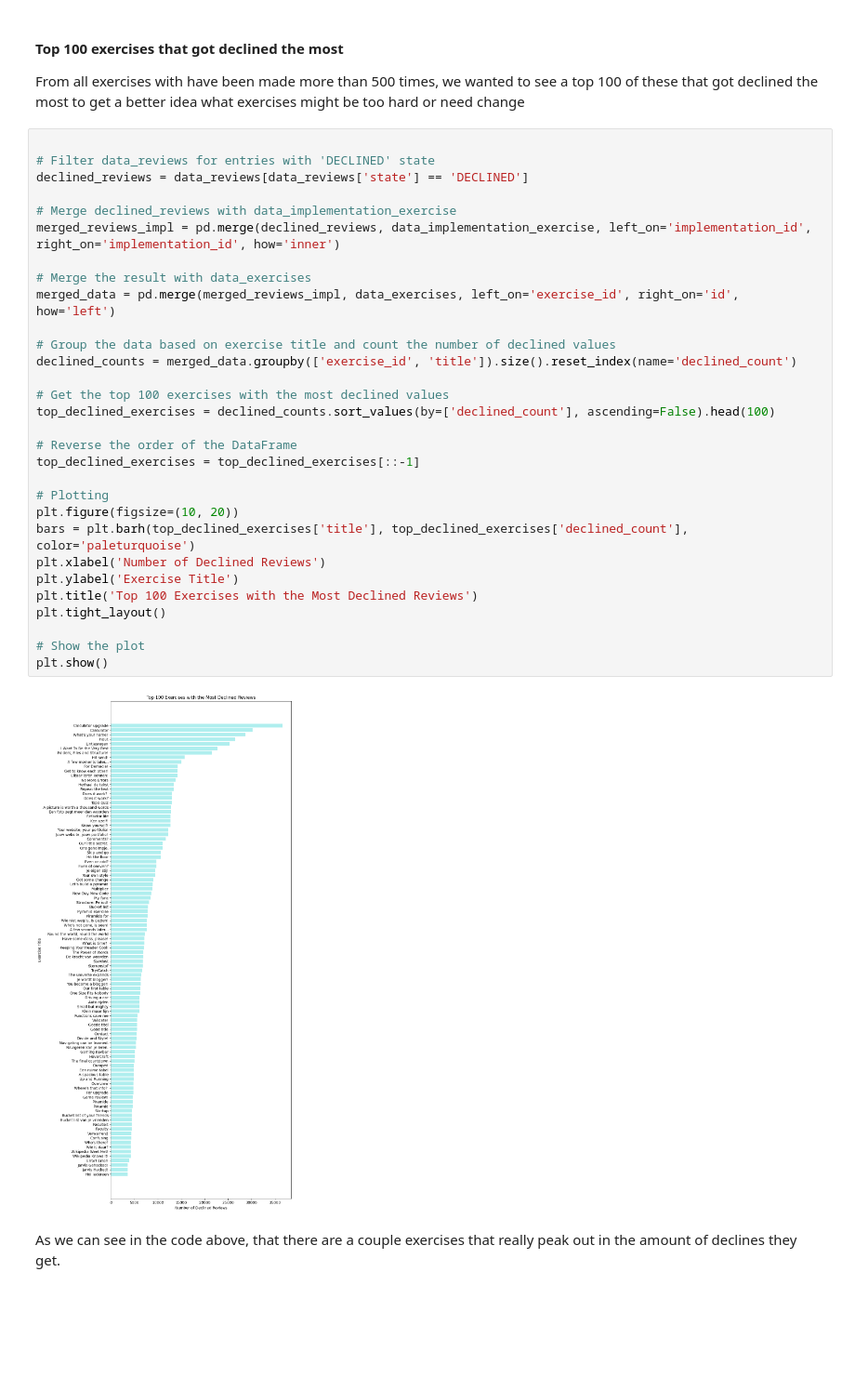
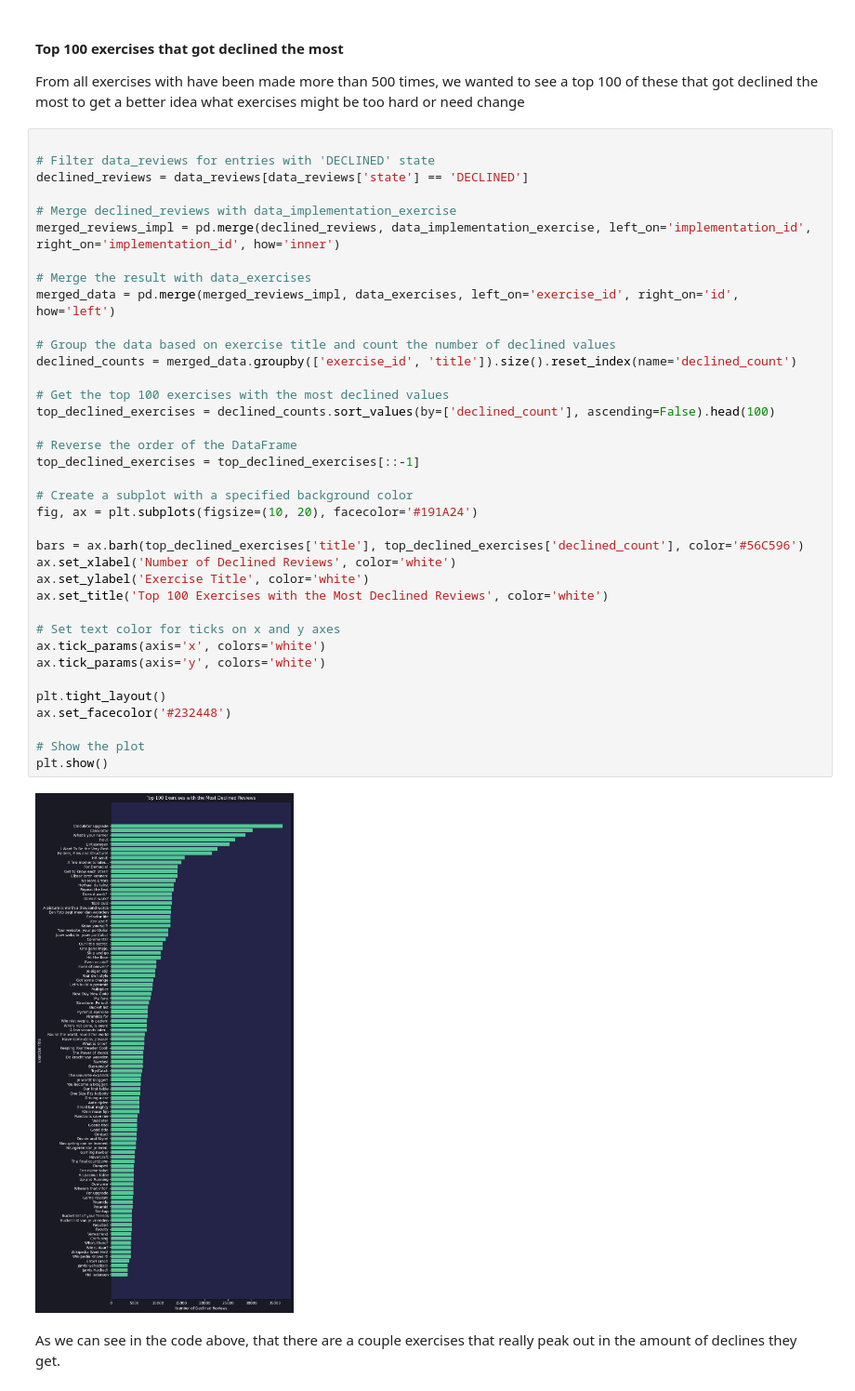
Before and after one commit to joramswarts/Bit-academy-blast-errors, a Jupyter notebook: Exercises_made_and_declined.ipynb, the cells around one changed output. Shown at 93% size. Drawn from its saved outputs; the diff is of its cells as text; blank space fills up the shorter version.

Commit message:
redesigned visuals

```diff
--- a/Exercises_made_and_declined.ipynb
+++ b/Exercises_made_and_declined.ipynb
@@ -60,35 +60,42 @@ From all exercises with have been made more than 500 times, we wanted to see a t
 # %%
 
 # Filter data_reviews for entries with 'DECLINED' state
 declined_reviews = data_reviews[data_reviews['state'] == 'DECLINED']
 
 # Merge declined_reviews with data_implementation_exercise
 merged_reviews_impl = pd.merge(declined_reviews, data_implementation_exercise, left_on='implementation_id', right_on='implementation_id', how='inner')
 
 # Merge the result with data_exercises
 merged_data = pd.merge(merged_reviews_impl, data_exercises, left_on='exercise_id', right_on='id', how='left')
 
 # Group the data based on exercise title and count the number of declined values
 declined_counts = merged_data.groupby(['exercise_id', 'title']).size().reset_index(name='declined_count')
 
 # Get the top 100 exercises with the most declined values
 top_declined_exercises = declined_counts.sort_values(by=['declined_count'], ascending=False).head(100)
 
 # Reverse the order of the DataFrame
 top_declined_exercises = top_declined_exercises[::-1]
 
-# Plotting
-plt.figure(figsize=(10, 20))
-bars = plt.barh(top_declined_exercises['title'], top_declined_exercises['declined_count'], color='paleturquoise')
-plt.xlabel('Number of Declined Reviews')
-plt.ylabel('Exercise Title')
-plt.title('Top 100 Exercises with the Most Declined Reviews')
+# Create a subplot with a specified background color
+fig, ax = plt.subplots(figsize=(10, 20), facecolor='#191A24')
+
+bars = ax.barh(top_declined_exercises['title'], top_declined_exercises['declined_count'], color='#56C596')
+ax.set_xlabel('Number of Declined Reviews', color='white')
+ax.set_ylabel('Exercise Title', color='white')
+ax.set_title('Top 100 Exercises with the Most Declined Reviews', color='white')
+
+# Set text color for ticks on x and y axes
+ax.tick_params(axis='x', colors='white')
+ax.tick_params(axis='y', colors='white')
+
 plt.tight_layout()
+ax.set_facecolor('#232448')
 
 # Show the plot
 plt.show()
 # %% [output]
-[figure, old version]
+[figure, new version]
 # %% [markdown]
 As we can see in the code above, that there are a couple exercises that really peak out in the amount of declines they get.
 # %% [markdown]
```
Also changed, not shown: parts of 1 cell of this notebook.
